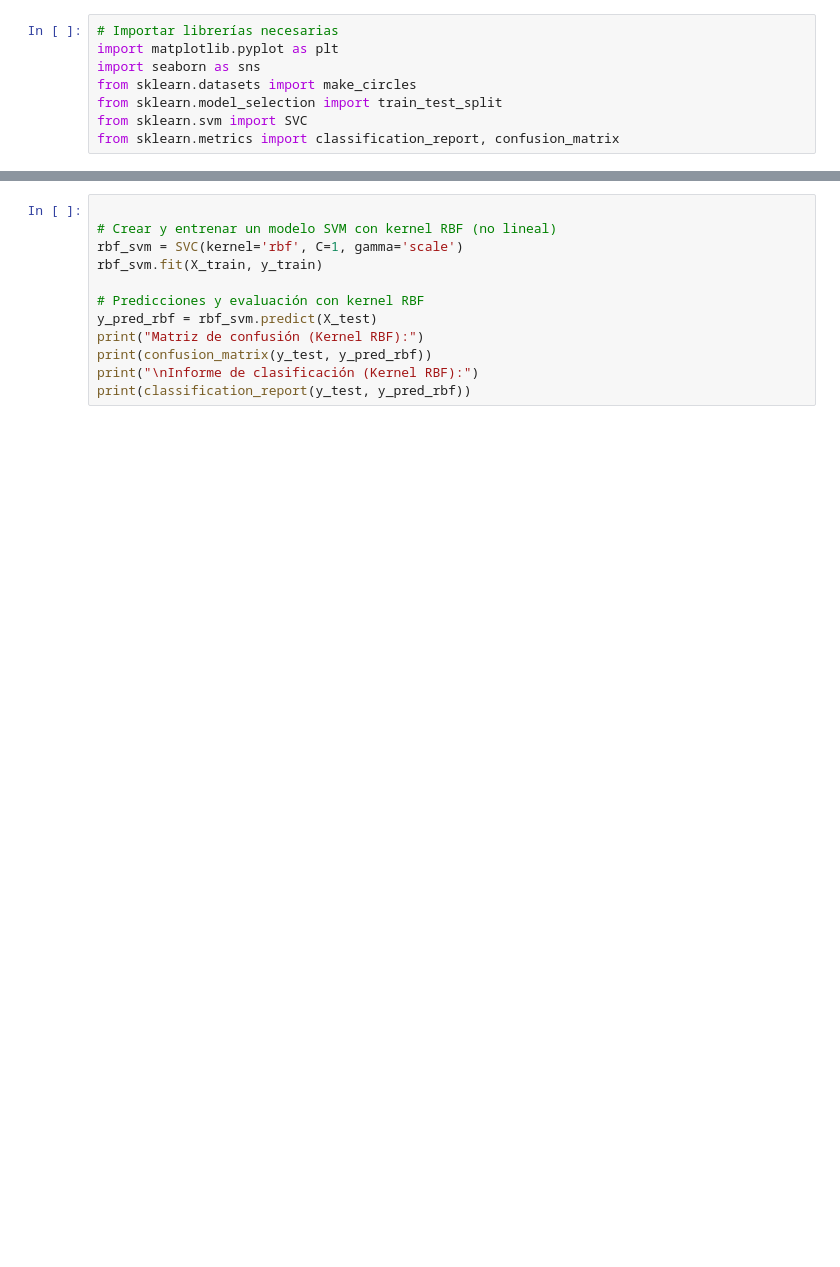
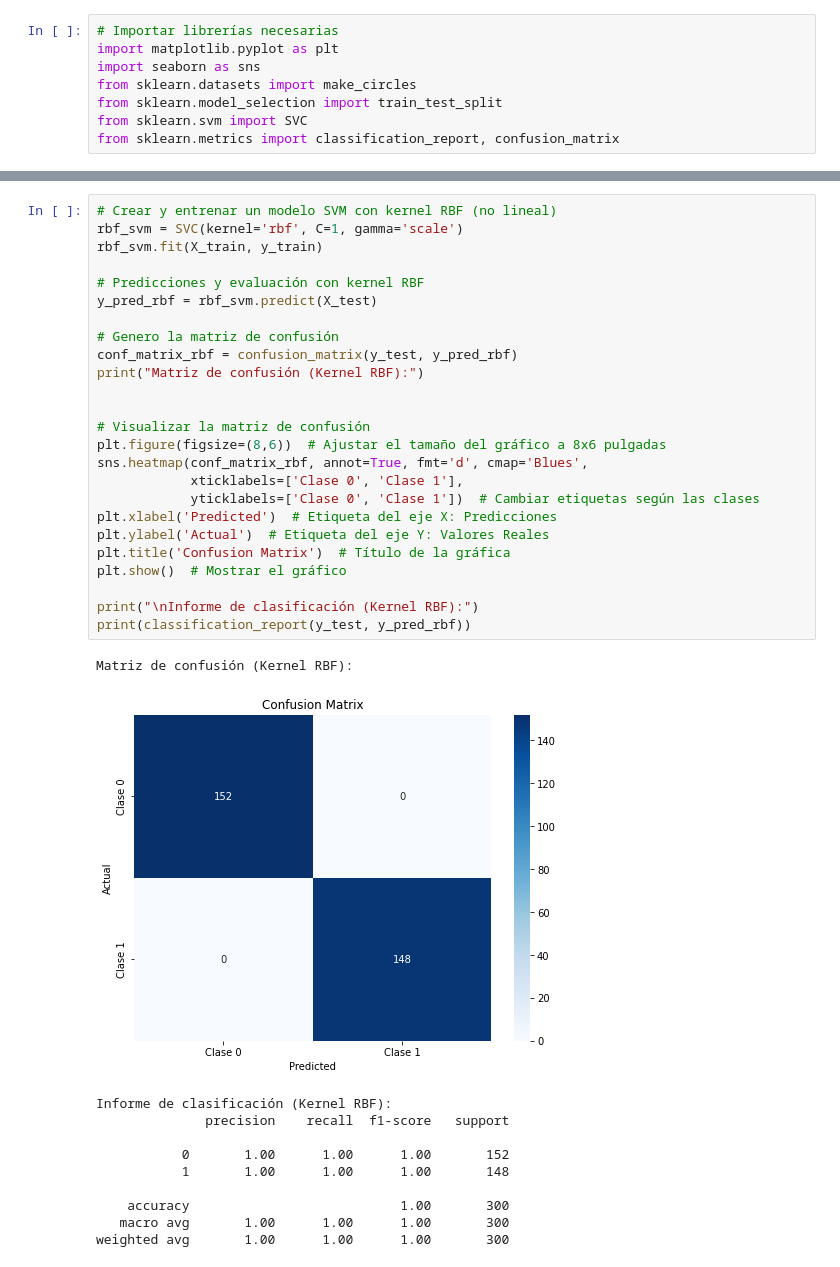
Before and after one commit to Oscar-M-Quintana/Algoritmos_Inferencia, a Jupyter notebook: SVM/svm_nolineal.ipynb, the cells around one changed output, grey strips where cells are left out. Drawn from its saved outputs; the diff is of its cells as text; blank space fills up the shorter version.

```diff
--- a/SVM/svm_nolineal.ipynb
+++ b/SVM/svm_nolineal.ipynb
@@ -62,12 +113,37 @@ weighted avg       0.23      0.48      0.31       300
 # %%
-
 # Crear y entrenar un modelo SVM con kernel RBF (no lineal)
 rbf_svm = SVC(kernel='rbf', C=1, gamma='scale')
 rbf_svm.fit(X_train, y_train)
 
 # Predicciones y evaluación con kernel RBF
 y_pred_rbf = rbf_svm.predict(X_test)
+
+# Genero la matriz de confusión
+conf_matrix_rbf = confusion_matrix(y_test, y_pred_rbf)
 print("Matriz de confusión (Kernel RBF):")
-print(confusion_matrix(y_test, y_pred_rbf))
+
+
+# Visualizar la matriz de confusión
+plt.figure(figsize=(8,6))  # Ajustar el tamaño del gráfico a 8x6 pulgadas
+sns.heatmap(conf_matrix_rbf, annot=True, fmt='d', cmap='Blues',
+            xticklabels=['Clase 0', 'Clase 1'],
+            yticklabels=['Clase 0', 'Clase 1'])  # Cambiar etiquetas según las clases
+plt.xlabel('Predicted')  # Etiqueta del eje X: Predicciones
+plt.ylabel('Actual')  # Etiqueta del eje Y: Valores Reales
+plt.title('Confusion Matrix')  # Título de la gráfica
+plt.show()  # Mostrar el gráfico
+
 print("\nInforme de clasificación (Kernel RBF):")
 print(classification_report(y_test, y_pred_rbf))
+# %% [output]
+Matriz de confusión (Kernel RBF):
+[figure, added]
+Informe de clasificación (Kernel RBF):
+              precision    recall  f1-score   support
+
+           0       1.00      1.00      1.00       152
+           1       1.00      1.00      1.00       148
+
+    accuracy                           1.00       300
+   macro avg       1.00      1.00      1.00       300
+weighted avg       1.00      1.00      1.00       300
```
Also changed, not shown: parts of 4 cells of this notebook.
